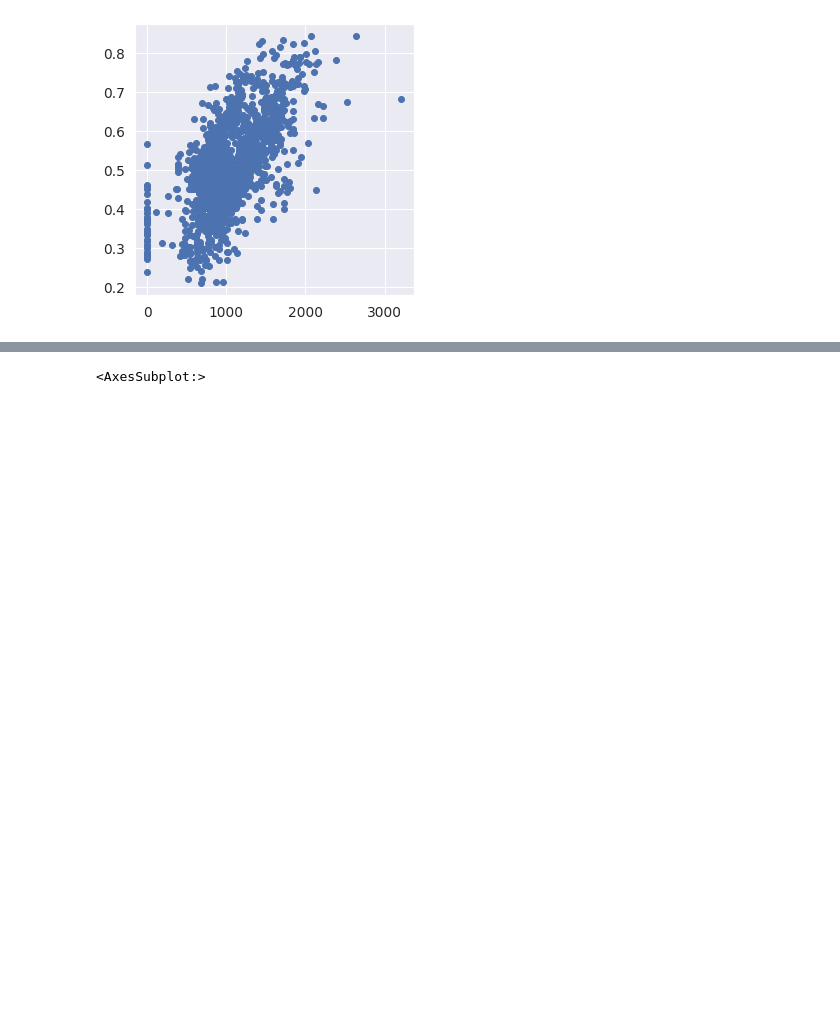
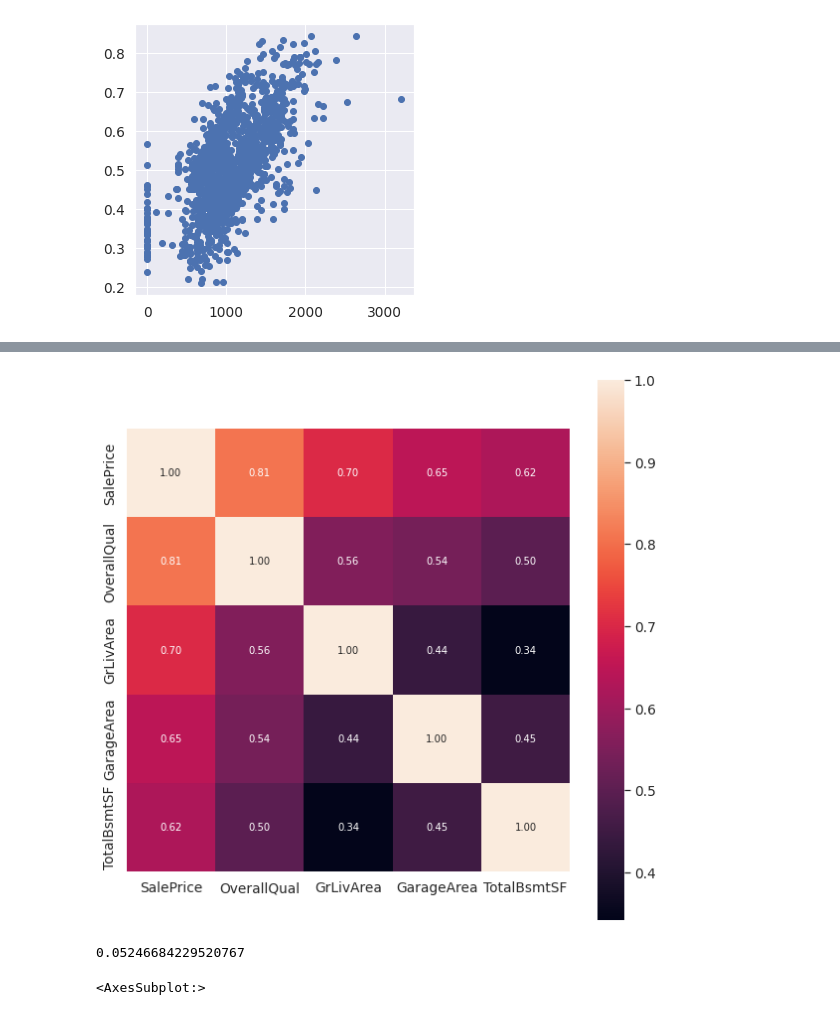
Before and after one commit to Krukrukruzhka/Houses, a Jupyter notebook: Lambda.ipynb, the cells around one changed output, grey strips where cells are left out. Drawn from its saved outputs; the diff is of its cells as text; code cells hidden in the pictures; blank space fills up the shorter version.

```diff
--- a/Lambda.ipynb
+++ b/Lambda.ipynb
@@ -240,0 +278,13 @@ ax.scatter(x = train["1stFlrSF"], y = train["SalePrice"])
+# %%
+k = 5
+
+corrmat = train.corr()
+
+cols = corrmat.nlargest(k, "SalePrice")["SalePrice"].index
+
+cm = np.corrcoef(train[cols].values.T)
+sns.set(font_scale=1.25)
+f, ax = plt.subplots(figsize=(10, 10))
+hm = sns.heatmap(cm, cbar=True, annot=True, square=True, fmt='.2f', annot_kws={'size': 10}, yticklabels=cols.values, xticklabels=cols.values)
+# %% [output]
+[figure, added]
@@ -241,3 +295,16 @@ ax.scatter(x = train["1stFlrSF"], y = train["SalePrice"])
+# %%
+y = train['SalePrice']
+X = train[["OverallQual", "GrLivArea", "GarageArea", "TotalBsmtSF"]]
+X_train, X_test, y_train, y_test = train_test_split(X, y, test_size = 0.2)
+model = LinearRegression()
+model.fit(X, y)
+y_pred = model.predict(X_test)
+# lr_model.fit(train_x, train_y)
+# pred_y = lr_model.predict(val_x)
+score = np.sqrt(mean_squared_error(y_test, y_pred))
+print(score)
+# %% [output]
+0.05246684229520767
 # %%
 total = train.isnull().sum().sort_values(ascending=False)
 percent = (train.isnull().sum() / train.isnull().count()).sort_values(ascending=False)
```
Also changed, not shown: parts of 14 cells of this notebook.
